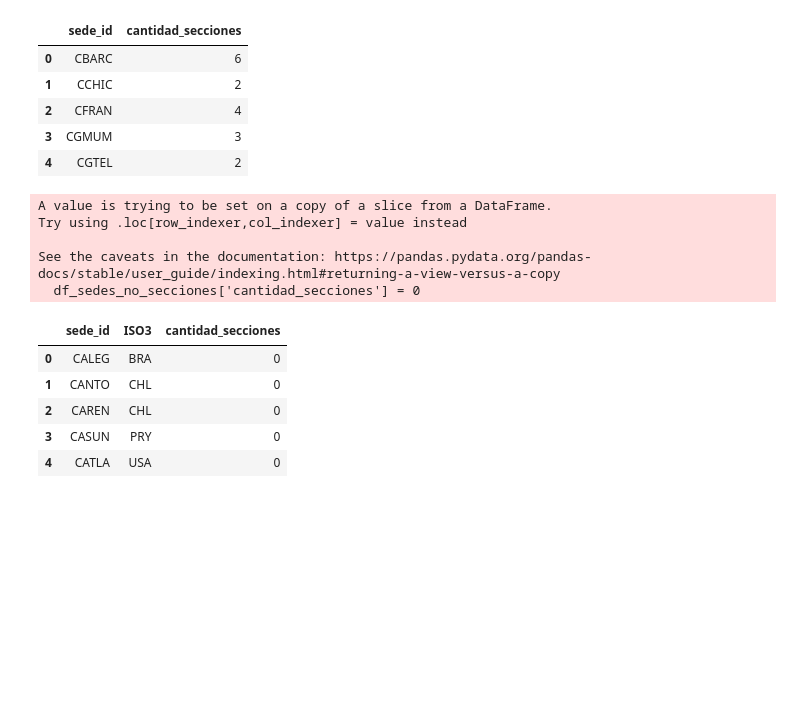
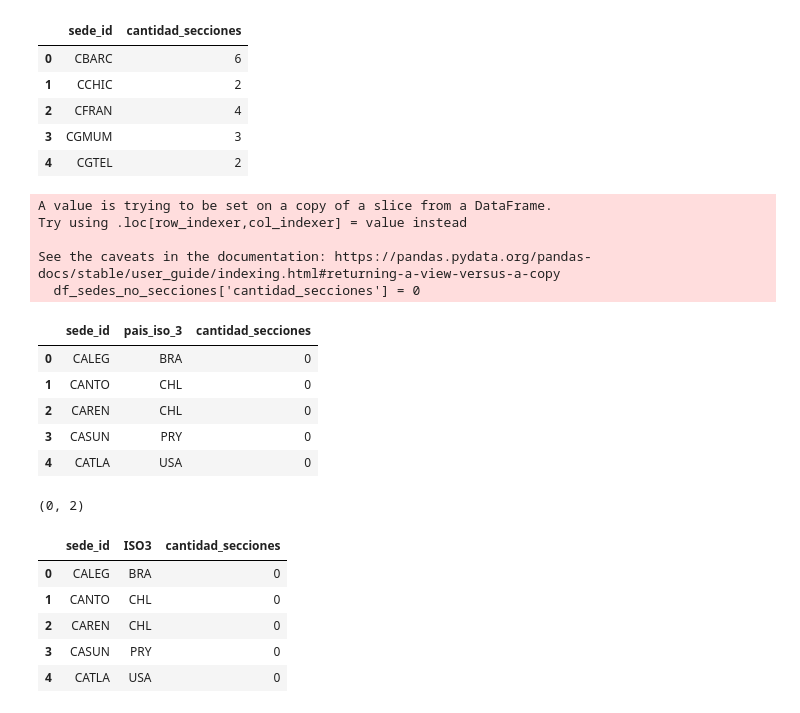
Before and after one commit to pedrobergaglio/tp1-ldd24, a Jupyter notebook: exploracion_datos.ipynb, the cells around one changed output. Cells and saved outputs as stored; diff of their text form; code cells hidden in the pictures; blank space fills up the shorter version.

```diff
--- a/exploracion_datos.ipynb
+++ b/exploracion_datos.ipynb
@@ -355,22 +355,36 @@ df_secciones_count.head()
 # %%
 #find the sedes that are not in secciones count
 df_sedes_no_secciones = df_sedes[~df_sedes['sede_id'].isin(df_secciones_count['sede_id'])]
 
 #add cantidad_secciones = 0 to the sedes that are not in secciones count
 df_sedes_no_secciones['cantidad_secciones'] = 0
 
 #reset both indexes
 df_sedes_no_secciones = df_sedes_no_secciones.reset_index(drop=True)
 df_secciones_count = df_secciones_count.reset_index(drop=True)
 
 #merge the sedes with secciones count and without
 df_secciones_count = pd.concat([df_sedes_no_secciones, df_secciones_count])
+
+df_secciones_count.head()
 # %% [output]
 A value is trying to be set on a copy of a slice from a DataFrame.
 Try using .loc[row_indexer,col_indexer] = value instead
 
 See the caveats in the documentation: https://pandas.pydata.org/pandas-docs/stable/user_guide/indexing.html#returning-a-view-versus-a-copy
   df_sedes_no_secciones['cantidad_secciones'] = 0
+|  | sede_id | pais_iso_3 | cantidad_secciones |
+| 0 | CALEG | BRA | 0 |
+| 1 | CANTO | CHL | 0 |
+| 2 | CAREN | CHL | 0 |
+| 3 | CASUN | PRY | 0 |
+| 4 | CATLA | USA | 0 |
+# %%
+# sedes que tienen null en iso3
+df_sedes_null_iso3 = df_sedes[df_sedes['pais_iso_3'].isna()]
+df_sedes_null_iso3.shape
+# %% [output]
+(0, 2)
 # %%
 #map the values of the column 'sede_id' to get the column 'cantidad_secciones' in the df_sedes
 
```
Also changed, not shown: parts of 1 cell of this notebook, 1 other file.
